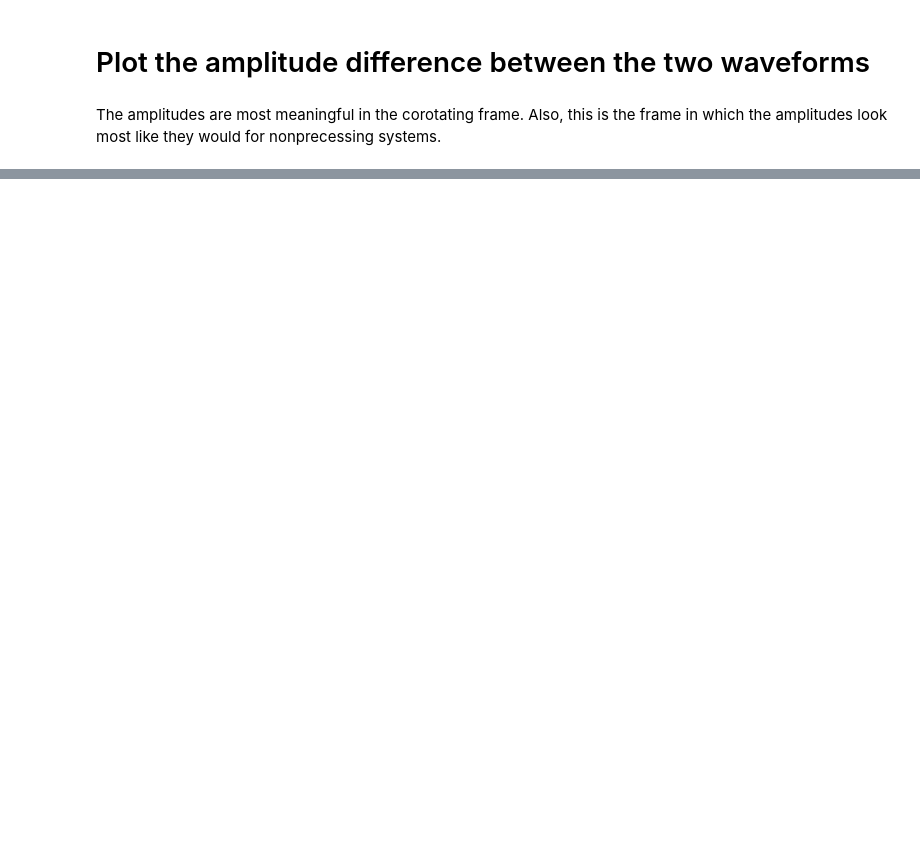
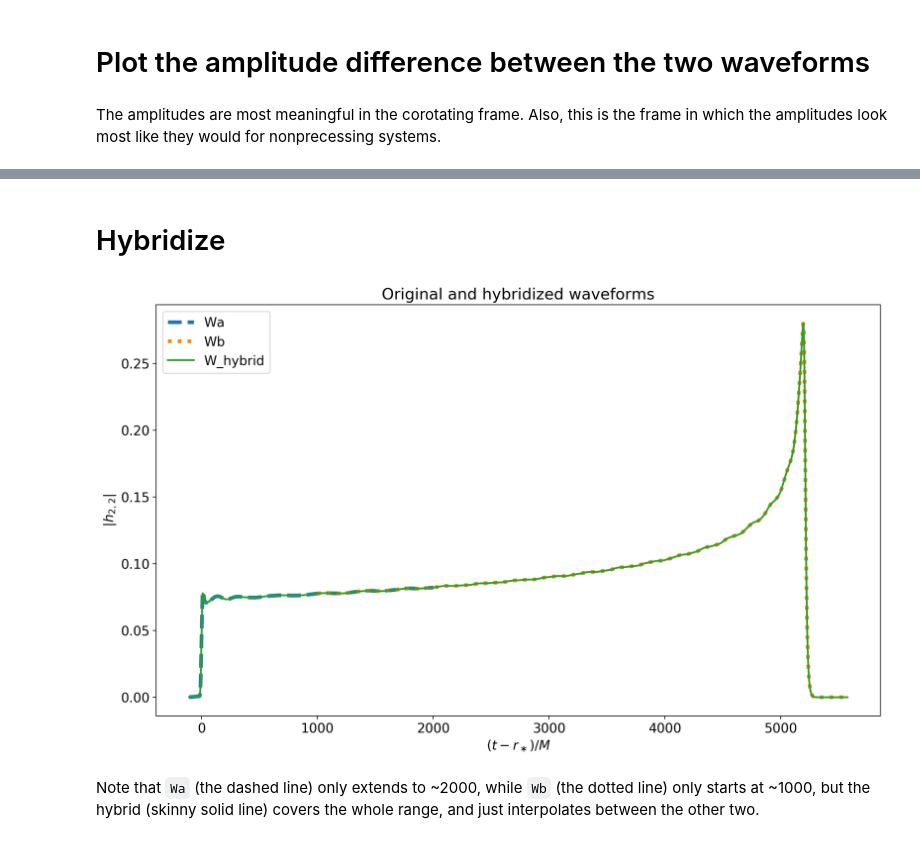
Before and after one commit to moble/GWFrames, a Jupyter notebook: Notes/Alignment.ipynb, the cells around one changed output, grey strips where cells are left out. Cells and saved outputs as stored; diff of their text form; code cells hidden in the pictures; blank space fills up the shorter version.

Commit message:
Update example and add hybridization

```diff
--- a/Notes/Alignment.ipynb
+++ b/Notes/Alignment.ipynb
@@ -18,0 +3,18 @@ Populating the interactive namespace from numpy and matplotlib
+# %%
+import os
+import GWFrames
+import Quaternions
+from numpy import pi, array, argmin, abs
+%pylab inline
+
+DataDirectory = os.path.expanduser('~/Research/Data/SimAnnex/CatalogLinks/SXS:BBH:0104/Lev5')
+WaveformFile = os.path.join(DataDirectory, 'rhOverM_Asymptotic_GeometricUnits_CoM.h5')
+File1 = os.path.join(WaveformFile, 'Extrapolated_N2.dir')
+File2 = os.path.join(WaveformFile, 'Extrapolated_N4.dir')
+
+PhaseDifferencePlot = 'PhaseDifference.pdf'
+AmplitudeDifferencePlot = 'AmplitudeDifference.pdf'
+
+t1 = 1000.
+t2 = 2000.
+tmid = (t1+t2)/2.
@@ -126,0 +129,22 @@ savefig(AmplitudeDifferencePlot);
+# %% [markdown]
+# Hybridize
+# %%
+# First, pretend we only have the beginning of W1 and the end of W2
+Wa = W1.SliceOfTimes(-np.inf, t2+1)
+Wb = W1.SliceOfTimes(t1-1, np.inf)
+# %%
+# Now, just merge them
+W_hybrid = Wa.Hybridize(Wb, t1, t2)
+# %%
+mode = 4  # This is the (2, 2) mode
+plt.plot(Wa.T(), Wa.Abs(mode), label='Wa', lw=4, ls='dashed')
+plt.plot(Wb.T(), Wb.Abs(mode), label='Wb', lw=4, ls='dotted')
+plt.plot(W_hybrid.T(), W_hybrid.Abs(mode), label='W_hybrid', lw=2)
+xlabel(r'$(t-r_\ast)/M$')
+ylabel(r'$|h_{2,2}|$')
+title('Original and hybridized waveforms')
+plt.legend();
+# %% [output]
+[figure, added]
+# %% [markdown]
+Note that `Wa` (the dashed line) only extends to ~2000, while `Wb` (the dotted line) only starts at ~1000, but the hybrid (skinny solid line) covers the whole range, and just interpolates between the other two.
```
Also changed, not shown: parts of 11 cells of this notebook.
